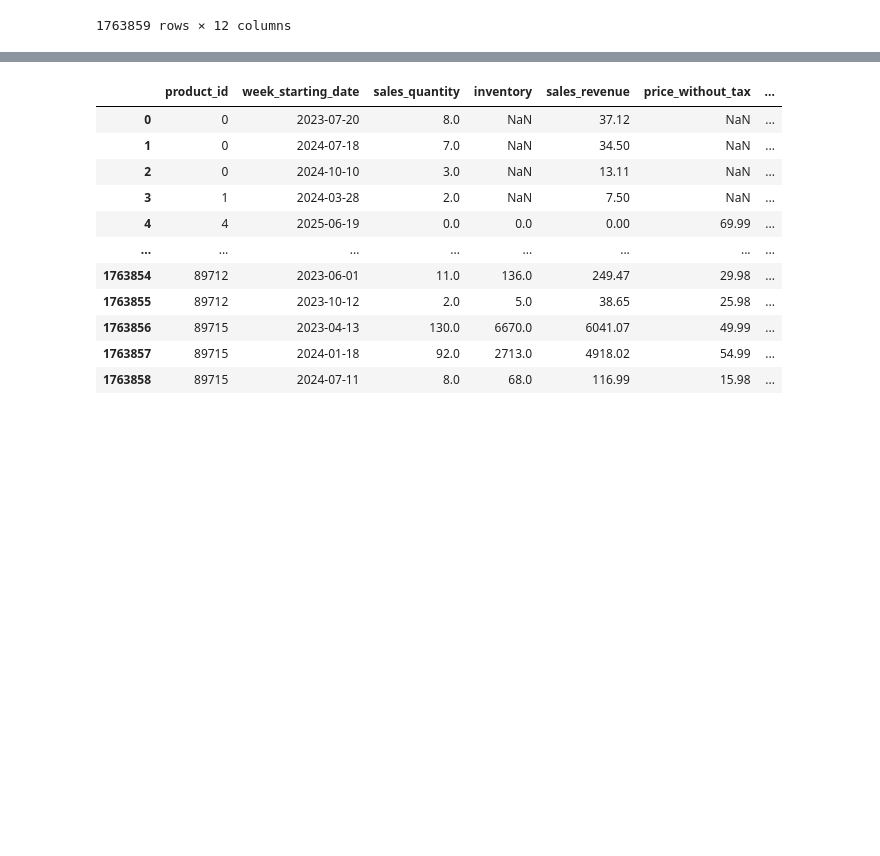
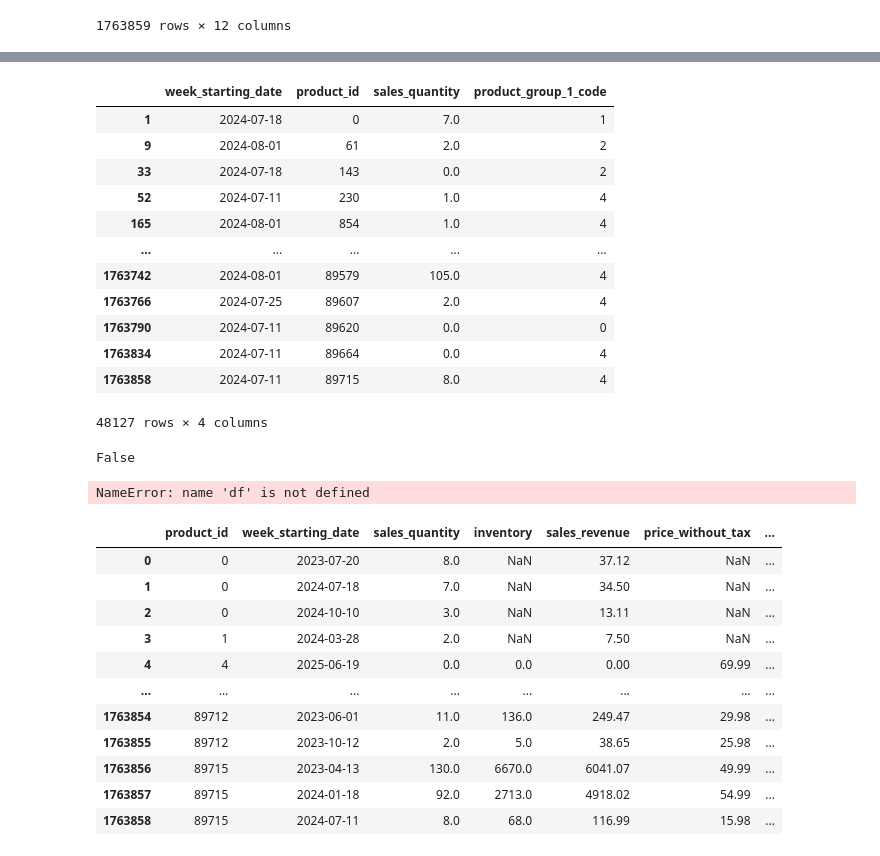
Before and after one commit to UmutToygarGoz/Algorun_24_Beyza_Toygar_TBD, a Jupyter notebook: Toygar_v.1.ipynb, the cells around one changed output, grey strips where cells are left out. Cells and saved outputs as stored; diff of their text form; code cells hidden in the pictures; blank space fills up the shorter version.

```diff
--- a/Toygar_v.1.ipynb
+++ b/Toygar_v.1.ipynb
@@ -320,22 +535,24 @@ train_df
+# %%
+prepared_shifted_train_df
+# %% [output]
+|  | week_starting_date | product_id | sales_quantity | product_group_1_code |
+| 1 | 2024-07-18 | 0 | 7.0 | 1 |
+| 9 | 2024-08-01 | 61 | 2.0 | 2 |
+| 33 | 2024-07-18 | 143 | 0.0 | 2 |
+| 52 | 2024-07-11 | 230 | 1.0 | 4 |
+| 165 | 2024-08-01 | 854 | 1.0 | 4 |
+| ... | ... | ... | ... | ... |
+| 1763742 | 2024-08-01 | 89579 | 105.0 | 4 |
+| 1763766 | 2024-07-25 | 89607 | 2.0 | 4 |
+| 1763790 | 2024-07-11 | 89620 | 0.0 | 0 |
+| 1763834 | 2024-07-11 | 89664 | 0.0 | 4 |
+| 1763858 | 2024-07-11 | 89715 | 8.0 | 4 |
+48127 rows × 4 columns
+# %%
+"2024-07-11" in shifted_train_df
+# %% [output]
+False
 # %%
-# Third submission based on the sale of product groups during last year same_time, and ratio of sale of products in the last 2 months
-
-import pandas as pd
-from datetime import datetime, timedelta
-
-# Assuming your DataFrame 'df' has columns: 'product_id', 'product_group', 'sale_date', 'sale_amount'
-
-shifted_train_df = train_df.copy()
-shifted_train_df["week_starting_date"] = train_df["week_starting_date"] + dt.timedelta(days=371)
-
-important_dates1 = test_df.loc["week_starting_date"].unique()
-
-prepared_shifted_train_df = shifted_train_df.loc[:, ["week_starting_date", "product_id", "sales_quantity", "product_group_1_code"]]
-
-# 1. Define the time period for last year's comparison
-last_year_start_date = datetime.now() - timedelta(days=365)
-last_year_end_date = datetime.now() - timedelta(days=365) + timedelta(days=365)
-
 # 2. Calculate last year's sales for each product group
 last_year_sales = df[(df['sale_date'] >= last_year_start_date) & (df['sale_date'] <= last_year_end_date)] \
     .groupby('product_group')['sale_amount'].sum()
@@ -353,6 +570,8 @@ second_submission = pd.DataFrame({'last_year_sales': last_year_sales, 'recent_sa
 # Now, you can use this `second_submission` DataFrame to make your second submission.
 # You might want to further process it, such as multiplying the 'last_year_sales' by the 'recent_sales_ratio'
 # to get an adjusted sales figure for each product group.
+# %% [output]
+NameError: name 'df' is not defined
 # %%
 shifted_train_df
 # %% [output]
```
Also changed, not shown: parts of 17 cells of this notebook, 1 other file.
